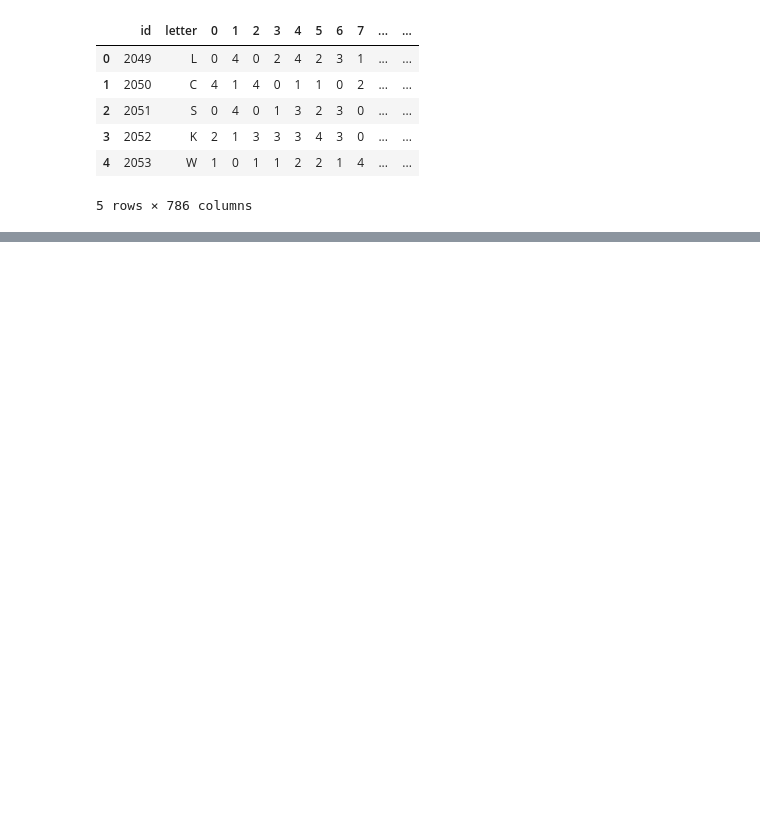
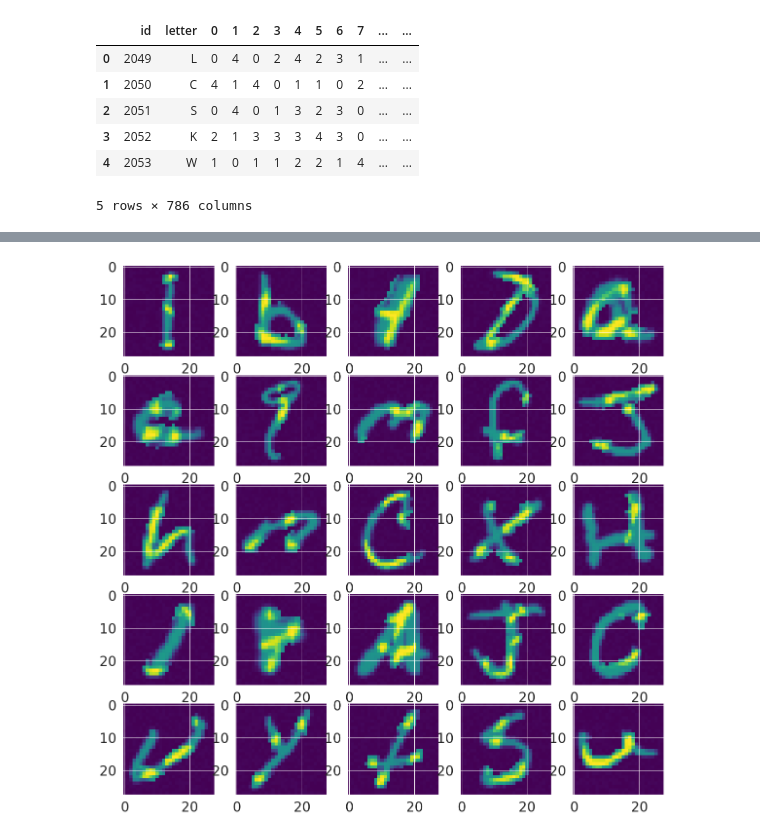
Before and after one commit to KerryKim/Dacon-emnist_digit_prediction, a Jupyter notebook: eda_emnist.ipynb, the cells around one changed output, grey strips where cells are left out. Drawn from its saved outputs; the diff is of its cells as text; code cells hidden in the pictures; blank space fills up the shorter version.

```diff
--- a/eda_emnist.ipynb
+++ b/eda_emnist.ipynb
@@ -676,0 +120,23 @@ submission.to_csv('second_submission.csv', index=False) # 0.6960784314%
+# %%
+# multi-img show
+imgs = []
+
+plt.figure(figsize=(20,20))
+
+for i in range(25):
+    img = train.iloc[i,3:].values.reshape(28, 28)
+    imgs.append(img)
+
+# list 자료형으로는 img를 나타낼 수 없으므로 numpy 자료형으로 바꾸어 준다.
+# 데이터 타입 에러 발생으로 np.float32를 추가해준다
+imgs = np.array(imgs)
+imgs = imgs.astype(np.float32)
+
+for i in range(25):
+    plt.subplot(5,5,i+1)
+    plt.imshow(imgs[i, :, :], cmap='viridis')
+
+plt.subplot(5,5,25)
+plt.show()
+# %% [output]
+[figure, added]
```
Also changed, not shown: parts of 101 cells of this notebook, 11 other files.
